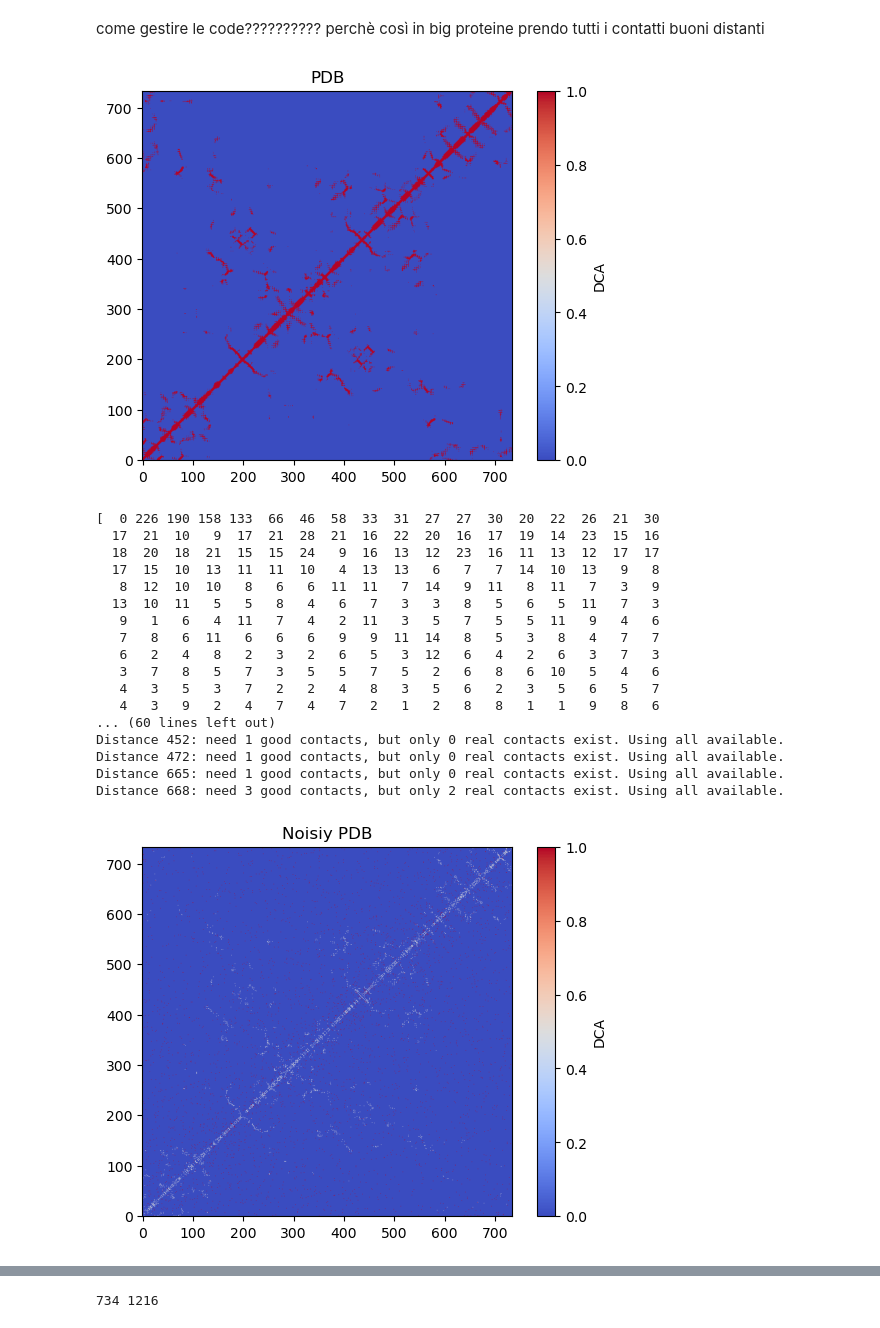
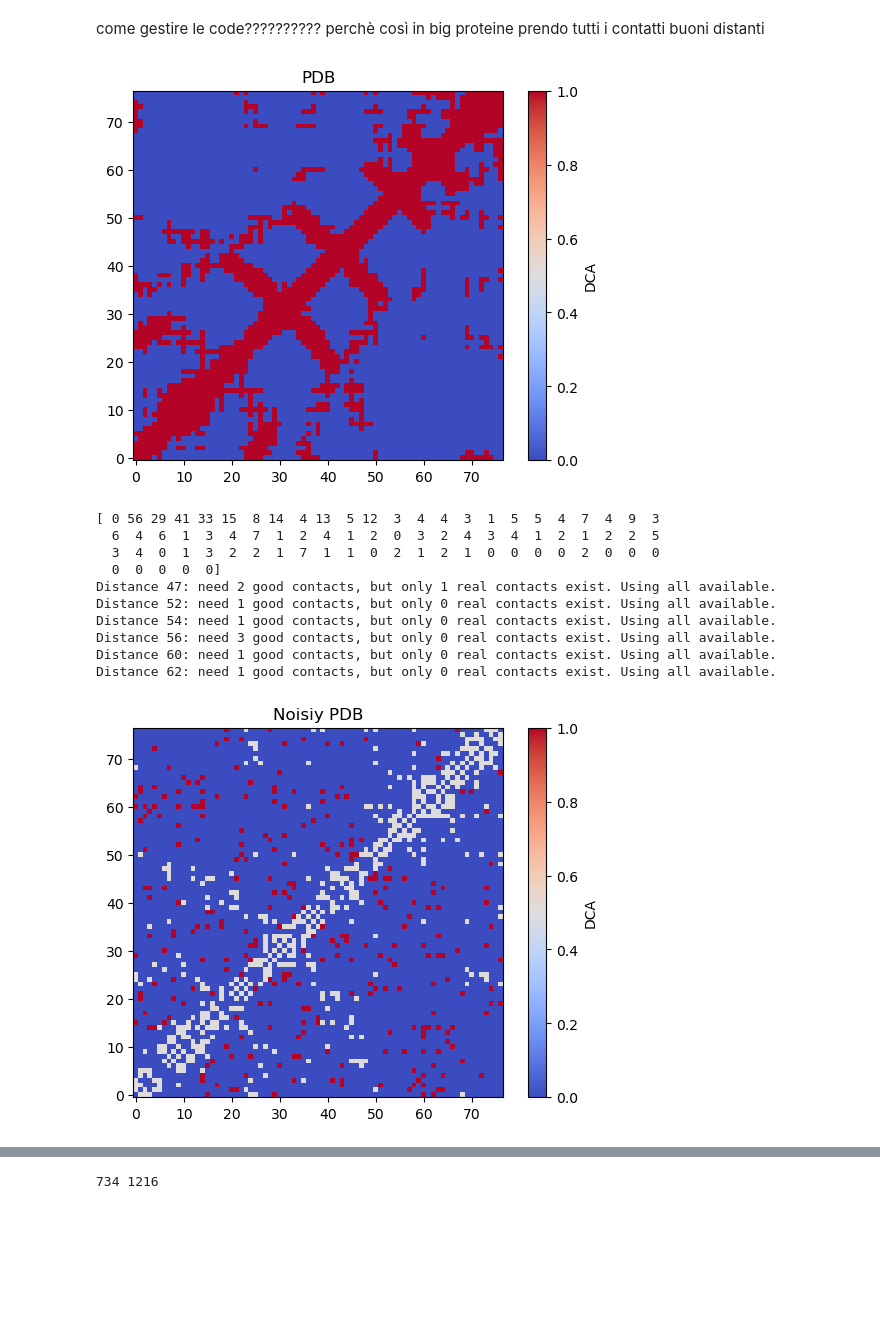
Before and after one commit to Fabiog17/Internship, a Jupyter notebook: Nice_noise_chain.ipynb, the cells around one changed output, grey strips where cells are left out. Saved outputs shown, nothing was run; the diff lists cells and outputs as text; code cells hidden in the pictures; blank space fills up the shorter version.

```diff
--- a/Nice_noise_chain.ipynb
+++ b/Nice_noise_chain.ipynb
@@ -198,7 +198,7 @@ def remap_contact_map_by_distance(
 
     return new_map, selected_good, selected_bad
 # %%
-index=2
+index=3
 
 
 contact_map=contact_from_distance(distance_map[index])
@@ -269,49 +269,42 @@ plt.show()
 
 
 k = 5*len(sequence[index])
 binary_map = top_k_mask(dca[index], k)
 #just to see true/false positive
 
 true_positives = (binary_map == 1) & (contact_map == 1)
 false_positives = (binary_map == 1) & (contact_map== 0)
 
 true_positives = true_positives.astype(float)
 false_positives = false_positives.astype(float)
 
 result= np.zeros_like(true_positives)
 for i in range(len(true_positives)):
     for j in range(len(true_positives)):
         if true_positives[i][j] == 1 and isfinite[i][j]:
             result[i][j] = 0.5
         elif false_positives[i][j] == 1 and isfinite[i][j]:
             result[i][j] = 1.0
         else:
             result[i][j] = 0.0
 
 
 plt.figure()
 plt.imshow(result,cmap='coolwarm', origin='lower')
 #plt.imshow(false_positives,cmap='coolwarm_r', origin='lower')
 plt.colorbar(label="DCA")
 plt.title("DCA")
 plt.show()
 # %% [output]
-[figure, old version]
+[figure, new version]
-[  0 226 190 158 133  66  46  58  33  31  27  27  30  20  22  26  21  30
-  17  21  10   9  17  21  28  21  16  22  20  16  17  19  14  23  15  16
-  18  20  18  21  15  15  24   9  16  13  12  23  16  11  13  12  17  17
-  17  15  10  13  11  11  10   4  13  13   6   7   7  14  10  13   9   8
-   8  12  10  10   8   6   6  11  11   7  14   9  11   8  11   7   3   9
-  13  10  11   5   5   8   4   6   7   3   3   8   5   6   5  11   7   3
-   9   1   6   4  11   7   4   2  11   3   5   7   5   5  11   9   4   6
-   7   8   6  11   6   6   6   9   9  11  14   8   5   3   8   4   7   7
-   6   2   4   8   2   3   2   6   5   3  12   6   4   2   6   3   7   3
-   3   7   8   5   7   3   5   5   7   5   2   6   8   6  10   5   4   6
-   4   3   5   3   7   2   2   4   8   3   5   6   2   3   5   6   5   7
-   4   3   9   2   4   7   4   7   2   1   2   8   8   1   1   9   8   6
-... (60 lines left out)
-Distance 452: need 1 good contacts, but only 0 real contacts exist. Using all available.
-Distance 472: need 1 good contacts, but only 0 real contacts exist. Using all available.
-Distance 665: need 1 good contacts, but only 0 real contacts exist. Using all available.
-Distance 668: need 3 good contacts, but only 2 real contacts exist. Using all available.
+[ 0 56 29 41 33 15  8 14  4 13  5 12  3  4  4  3  1  5  5  4  7  4  9  3
+  6  4  6  1  3  4  7  1  2  4  1  2  0  3  2  4  3  4  1  2  1  2  2  5
+  3  4  0  1  3  2  2  1  7  1  1  0  2  1  2  1  0  0  0  0  2  0  0  0
+  0  0  0  0  0]
+Distance 47: need 2 good contacts, but only 1 real contacts exist. Using all available.
+Distance 52: need 1 good contacts, but only 0 real contacts exist. Using all available.
+Distance 54: need 1 good contacts, but only 0 real contacts exist. Using all available.
+Distance 56: need 3 good contacts, but only 0 real contacts exist. Using all available.
+Distance 60: need 1 good contacts, but only 0 real contacts exist. Using all available.
+Distance 62: need 1 good contacts, but only 0 real contacts exist. Using all available.
-[figure, old version]
+[figure, new version]
```
Also changed, not shown: parts of 3 cells of this notebook, 2 other files.
